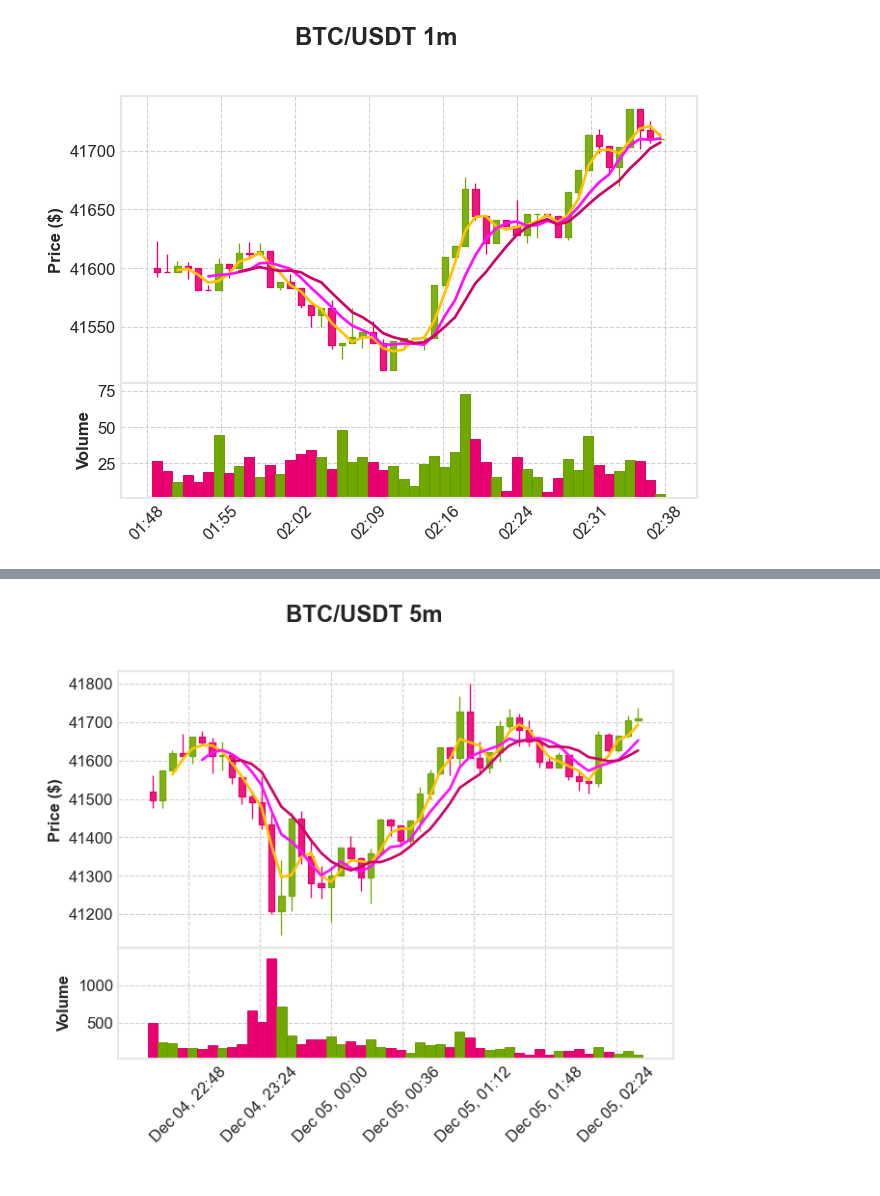
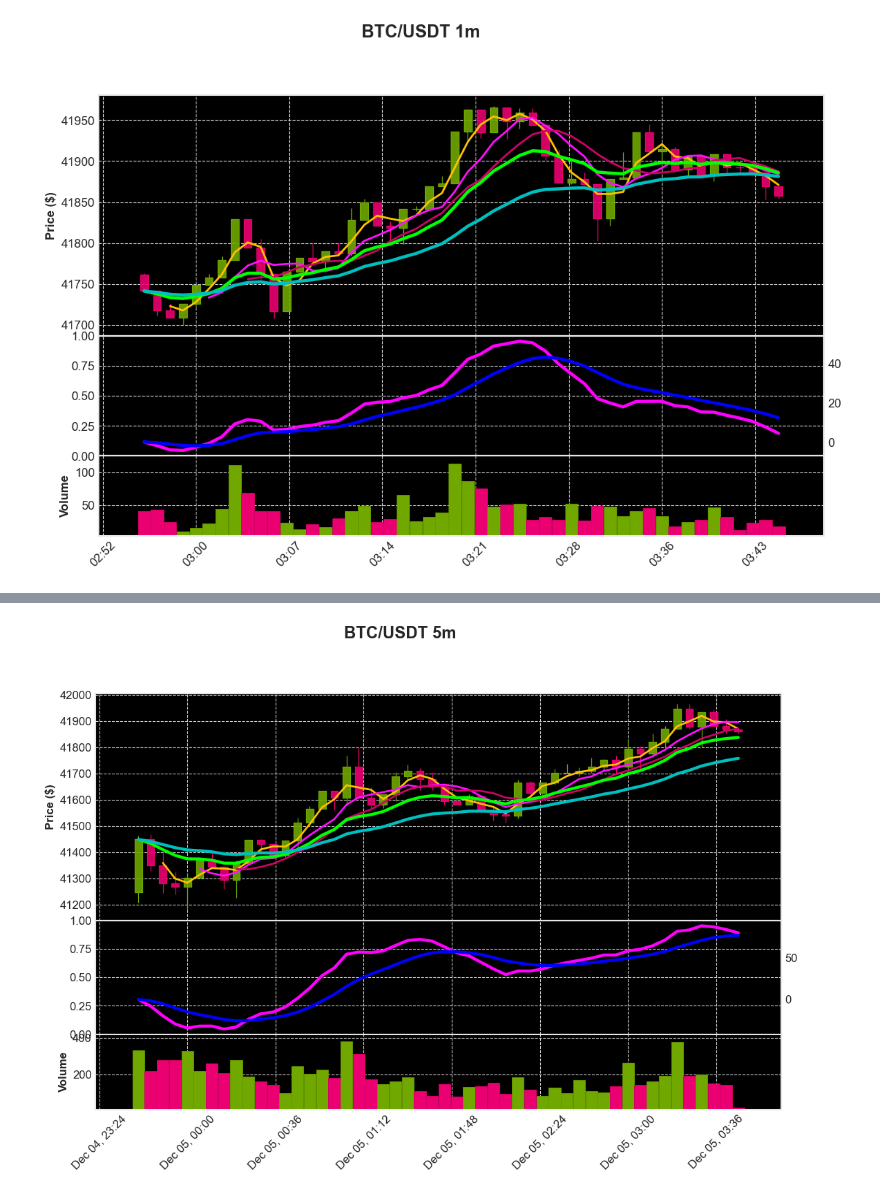
Before and after one commit to better-py/learn-py, a Jupyter notebook: packages/py-try/try-ccxt/src/try_ccxt/tr_binance.ipynb, the cells around one changed output, grey strips where cells are left out. Saved outputs shown, nothing was run; the diff lists cells and outputs as text; code cells hidden in the pictures.

```diff
--- a/packages/py-try/try-ccxt/src/try_ccxt/tr_binance.ipynb
+++ b/packages/py-try/try-ccxt/src/try_ccxt/tr_binance.ipynb
@@ -1,8 +1,8 @@
 # %%
-
 import ccxt
 import mplfinance as mpf
 import pandas as pd
+from loguru import logger
 
 
 def try_ccxt():
@@ -41,18 +41,53 @@ def try_ccxt():
         df.index = pd.to_datetime(df.index, unit='ms') + pd.Timedelta(hours=8)
         # 画出开盘/收盘价格对比图
         # df[['open', 'close', 'high', 'low']].plot()
+        logger.info(f'K线图: {ts}, \n{df}')
+
+        s = mpf.make_mpf_style(
+            # base_mpl_style=['dark_background',],
+            base_mpf_style='binance',  # 'yahoo', 'charles', 'nightclouds', binance
+            facecolor='#000000',  # 背景色: 白色
+            # edgecolor='#505050',  # 边框色: 橘色
+        )
+
+        # MACD 指标
+        exp12 = df['close'].ewm(span=12, adjust=False).mean()
+        exp26 = df['close'].ewm(span=26, adjust=False).mean()
+        macd = exp12 - exp26
+        signal = macd.ewm(span=9, adjust=False).mean()
+        histogram = macd - signal
+
+        aps = [
+            # 图 1:
+            # mpf.make_addplot(df['high'], panel=0, color='g', secondary_y=False),
+            # mpf.make_addplot(df['low'], panel=0, color='r', secondary_y=False),
+            mpf.make_addplot(exp12, color='lime'),
+            mpf.make_addplot(exp26, color='c'),
+
+            # 图 2:
+            # mpf.make_addplot(histogram, type='bar', panel=1, alpha=1, secondary_y=False),
+            mpf.make_addplot(macd, panel=1, color='fuchsia', secondary_y=True),
+            mpf.make_addplot(signal, panel=1, color='b', secondary_y=True),
+        ]
 
         # K线图
         mpf.plot(
             df,
+            addplot=aps,
+
             type='candle',
-            style='binance',  # style='yahoo', 'charles', 'nightclouds', binance
+            style=s,  # style='yahoo', 'charles', 'nightclouds', binance
             ylabel='Price ($)',
             mav=(3, 6, 9),
             volume=True,
+            volume_panel=2, panel_ratios=(6, 3, 2),
             show_nontrading=True,
             title=f'BTC/USDT {ts}',
+            figscale=1.5,
+            figratio=(8, 5),
+
         )
+        mpf.show()
 
     # 5m K线
 
@@ -65 +117 @@ try_ccxt()
-[figure, old version]
+[figure, new version]
@@ -66 +135 @@ try_ccxt()
-[figure, old version]
+[figure, new version]
```
Also changed, not shown: parts of 1 cell of this notebook.
